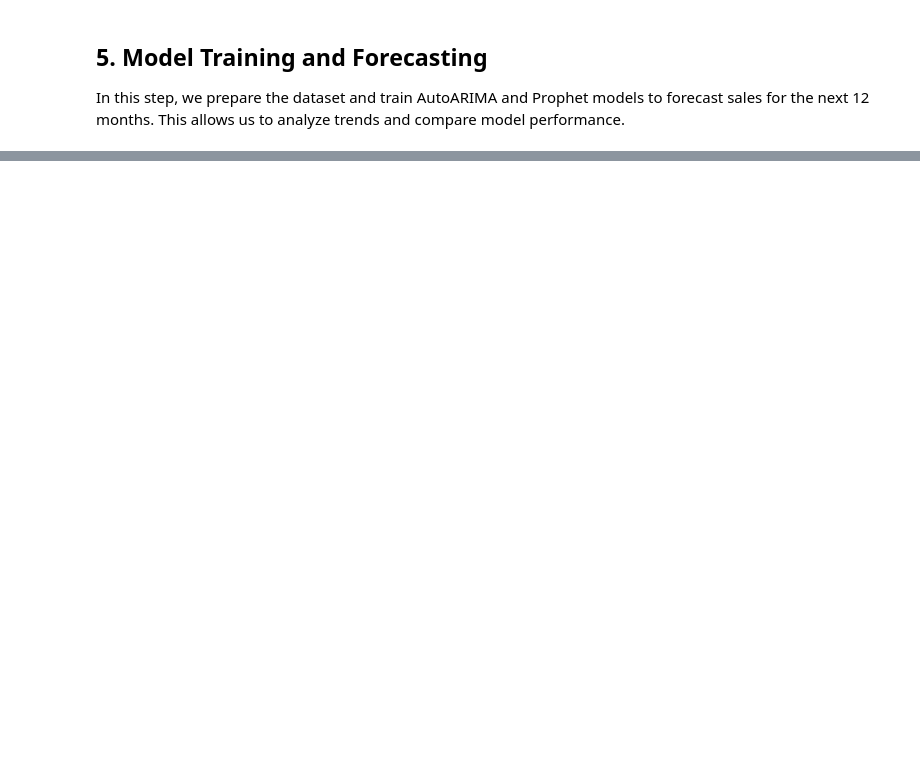
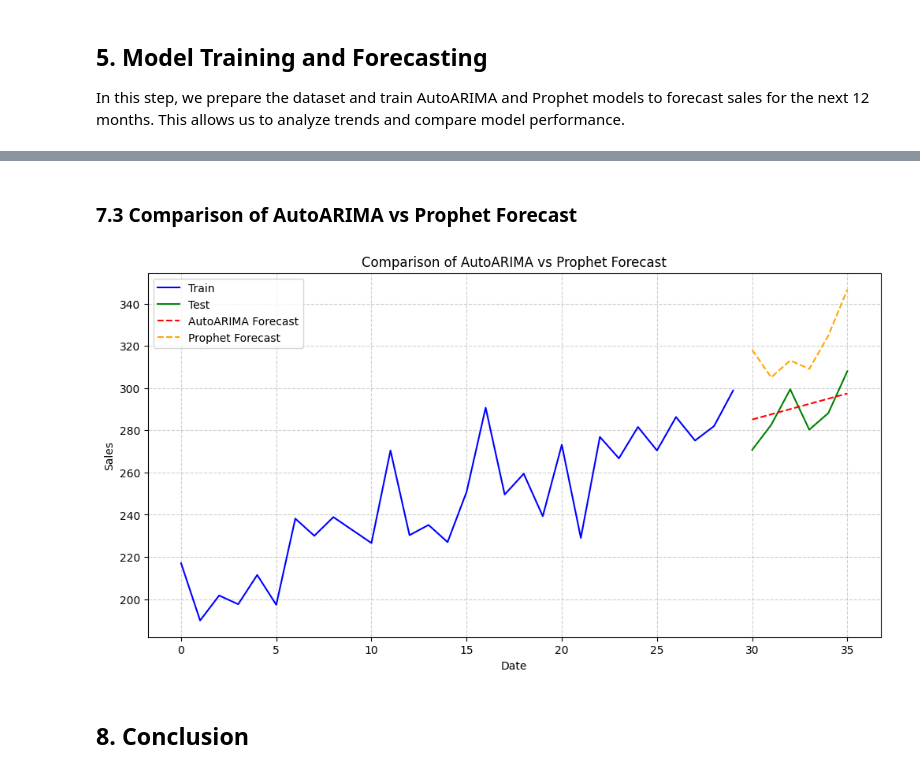
Before and after one commit to victoriousvictor42/Sales-Forecasting, a Jupyter notebook: Sales_Forecasting_Using_Time_Series_Analysis.ipynb, the cells around one changed output, grey strips where cells are left out. Saved outputs shown, nothing was run; the diff lists cells and outputs as text; code cells hidden in the pictures; blank space fills up the shorter version.

```diff
--- a/Sales_Forecasting_Using_Time_Series_Analysis.ipynb
+++ b/Sales_Forecasting_Using_Time_Series_Analysis.ipynb
@@ -209,0 +402,18 @@ In this step, we prepare the dataset and train AutoARIMA and Prophet models to f
+# %% [markdown]
+### 7.3 Comparison of AutoARIMA vs Prophet Forecast
+# %%
+plt.figure(figsize=(12,6))
+plt.plot(train.index, train['y'], label='Train', color='blue')
+plt.plot(test.index, test['Sales'], label='Test', color='green')
+plt.plot(test.index, forecast_arima, label='AutoARIMA Forecast', color='red', linestyle='--')
+plt.plot(test.index, prophet_preds, label='Prophet Forecast', color='orange', linestyle='--')
+plt.title('Comparison of AutoARIMA vs Prophet Forecast')
+plt.xlabel('Date')
+plt.ylabel('Sales')
+plt.legend()
+plt.grid(True, linestyle='--', alpha=0.6)
+plt.show()
+# %% [output]
+[figure, added]
+# %% [markdown]
+ ## 8. Conclusion
```
Also changed, not shown: parts of 26 cells of this notebook.
